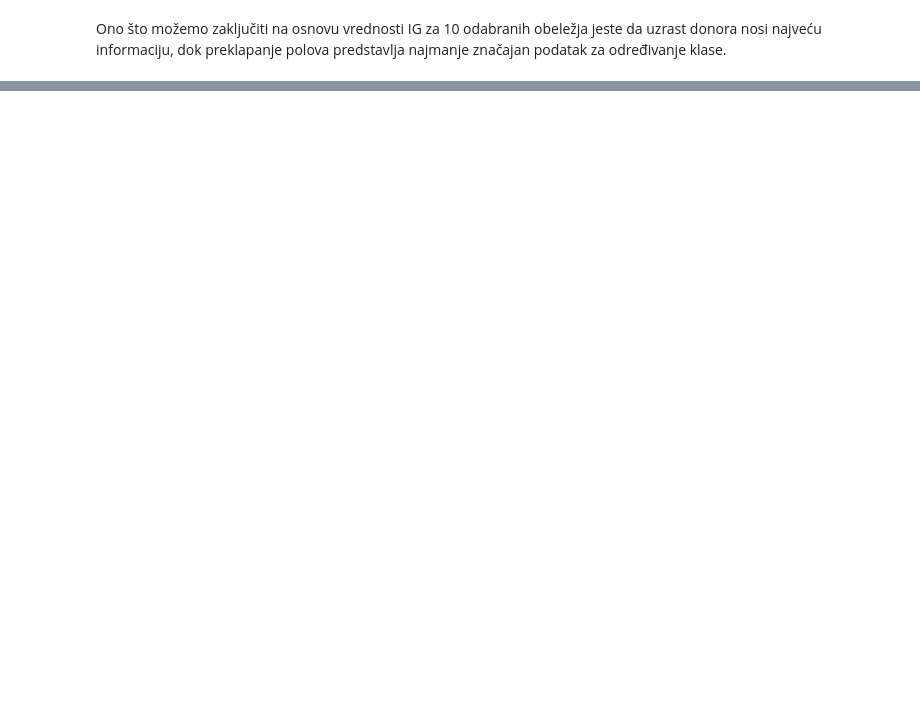
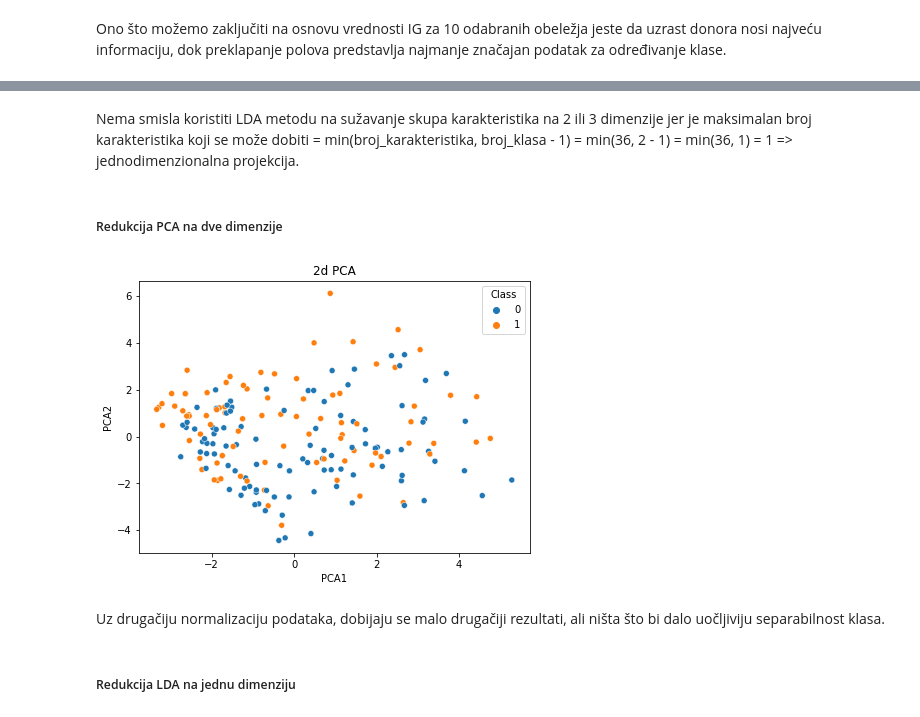
Before and after one commit to nedeljkovicmajaa/som-projekat, a Jupyter notebook: som-projekat-main.ipynb, the cells around one changed output, grey strips where cells are left out. Cells and saved outputs as stored; diff of their text form; code cells hidden in the pictures; blank space fills up the shorter version.

Commit message:
3. korak: LDA, PCA + analiza sa 10 obeležja

```diff
--- a/som-projekat-main.ipynb
+++ b/som-projekat-main.ipynb
@@ -106,2 +107,6 @@ def find_median(col):
+# %%
+# return the most frequent character in the column
+def find_mod(col):
+    return Counter(data[col][data[col]!='?']).most_common(1)[0][0]
 # %%
 # zamena vrednosti '?' medianom
@@ -293,0 +374,23 @@ Ono što možemo zaključiti na osnovu vrednosti IG za 10 odabranih obeležja je
+# %%
+X = data.drop('survival_status numeric', axis=1)
+D = data['survival_status numeric']
+# %%
+# za analizu sa 10 obeležja
+# X_norm = data_corr_10
+
+X_norm = X
+X_mean = np.mean(X, axis = 0)
+X_max = np.max(X, axis = 0)
+X_std = np.std(X, axis = 0)
+#X_norm = (X - X_mean) / X_max
+X_norm['Donorage numeric'] = (X['Donorage numeric'] - X_mean['Donorage numeric']) / X_std['Donorage numeric']
+X_norm['Recipientage numeric'] = (X['Recipientage numeric'] - X_mean['Recipientage numeric']) / X_std['Recipientage numeric']
+X_norm['CD34kgx10d6 numeric'] = (X['CD34kgx10d6 numeric'] - X_mean['CD34kgx10d6 numeric']) / X_std['CD34kgx10d6 numeric']
+X_norm['CD3dCD34 numeric'] = (X['CD3dCD34 numeric'] - X_mean['CD3dCD34 numeric']) / X_std['CD3dCD34 numeric']
+X_norm['CD3dkgx10d8 numeric'] = (X['CD3dkgx10d8 numeric'] - X_mean['CD3dkgx10d8 numeric']) / X_std['CD3dkgx10d8 numeric']
+X_norm['Rbodymass numeric'] = (X['Rbodymass numeric'] - X_mean['Rbodymass numeric']) / X_std['Rbodymass numeric']
+X_norm['ANCrecovery numeric'] = (X['ANCrecovery numeric'] - X_mean['ANCrecovery numeric']) / X_std['ANCrecovery numeric']
+X_norm['PLTrecovery numeric'] = (X['PLTrecovery numeric'] - X_mean['PLTrecovery numeric']) / X_std['PLTrecovery numeric']
+X_norm['time_to_aGvHD_III_IV numeric'] = (X['time_to_aGvHD_III_IV numeric'] - X_mean['time_to_aGvHD_III_IV numeric']) / X_std['time_to_aGvHD_III_IV numeric']
+X_norm['survival_time numeric'] = (X['survival_time numeric'] - X_mean['survival_time numeric']) / X_std['survival_time numeric']
+X_norm
@@ -293,0 +411,21 @@ Ono što možemo zaključiti na osnovu vrednosti IG za 10 odabranih obeležja je
+# %% [markdown]
+Nema smisla koristiti LDA metodu na sužavanje skupa karakteristika na 2 ili 3 dimenzije jer je maksimalan broj karakteristika koji se može dobiti = min(broj_karakteristika, broj_klasa - 1) = min(36, 2 - 1) = min(36, 1) = 1 => jednodimenzionalna projekcija.
+# %% [markdown]
+##### Redukcija PCA na dve dimenzije
+# %%
+pca = PCA(n_components = 2)
+data_pca_fcn = pd.DataFrame(pca.fit_transform(X_norm))
+
+data_pca_fcn = pd.concat([data_pca_fcn,D], axis = 1)
+data_pca_fcn.columns = ['PCA1', 'PCA2', 'Class']
+# %%
+plt.figure(figsize=(7, 5))
+sns.scatterplot(data = data_pca_fcn, x = 'PCA1', y = 'PCA2', hue = 'Class')
+plt.title('2d PCA')
+plt.show()
+# %% [output]
+[figure, added]
+# %% [markdown]
+Uz drugačiju normalizaciju podataka, dobijaju se malo drugačiji rezultati, ali ništa što bi dalo uočljiviju separabilnost klasa.
+# %% [markdown]
+##### Redukcija LDA na jednu dimenziju
```
Also changed, not shown: parts of 30 cells of this notebook.
